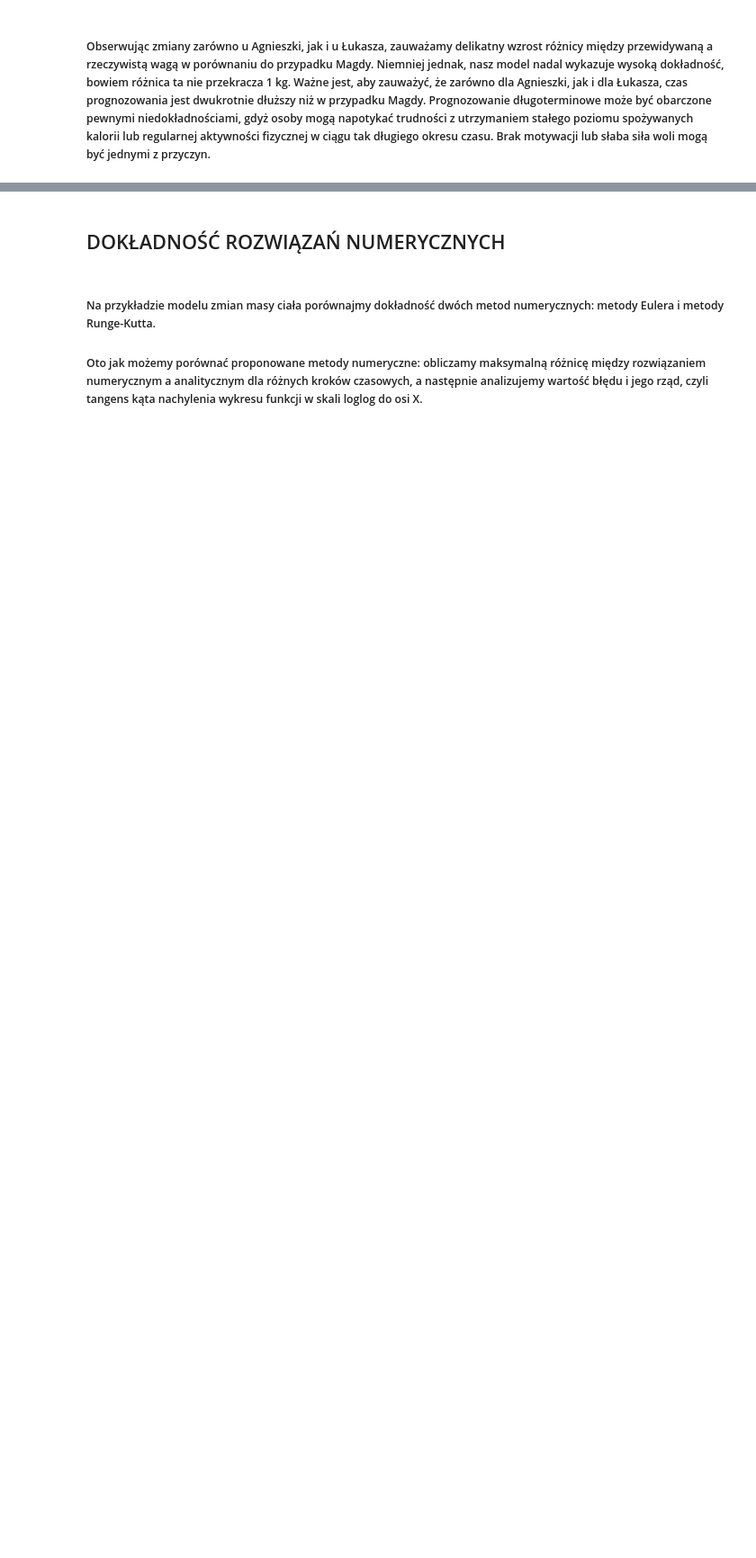
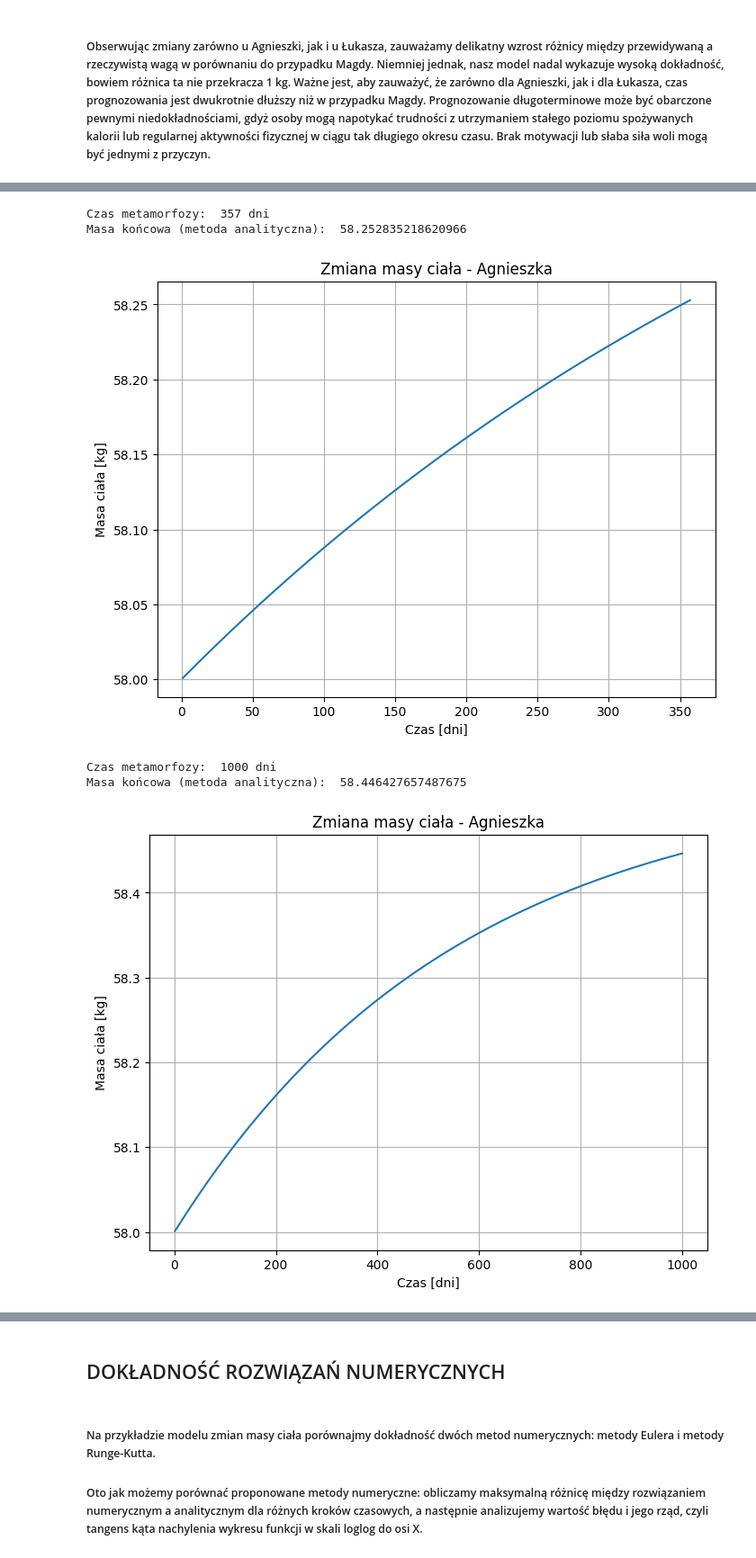
Before and after one commit to alicjagornik/Projekt_Rownania, a Jupyter notebook: tekst_inna_wersja.ipynb, the cells around one changed output, grey strips where cells are left out. Shown at 90% size. Drawn from its saved outputs; the diff is of its cells as text; code cells hidden in the pictures; blank space fills up the shorter version.

```diff
--- a/tekst_inna_wersja.ipynb
+++ b/tekst_inna_wersja.ipynb
@@ -293,0 +313,17 @@ Masa końcowa (metoda Eulera):  96.65569675087396
+# %%
+Agnieszka = BodyWeight(name="Agnieszka", t=357, m=58, h=160, a=28, c=1766, f=1.375, sex="k")
+print("Czas metamorfozy: ", Agnieszka.t, "dni")
+print("Masa końcowa (metoda analityczna): ", Agnieszka.final_weight_analytical())
+Agnieszka.all_weights()
+
+Agnieszka1 = BodyWeight(name="Agnieszka", t=1000, m=58, h=160, a=28, c=1766, f=1.375, sex="k")
+print("Czas metamorfozy: ", Agnieszka1.t, "dni")
+print("Masa końcowa (metoda analityczna): ", Agnieszka1.final_weight_analytical())
+Agnieszka1.all_weights()
+# %% [output]
+Czas metamorfozy:  357 dni
+Masa końcowa (metoda analityczna):  58.252835218620966
+[figure, added]
+Czas metamorfozy:  1000 dni
+Masa końcowa (metoda analityczna):  58.446427657487675
+[figure, added]
```
Also changed, not shown: parts of 8 cells of this notebook.
